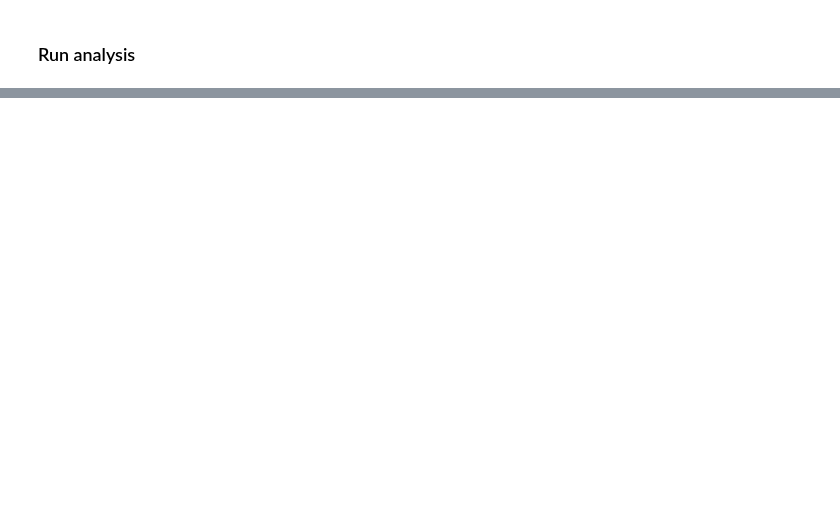
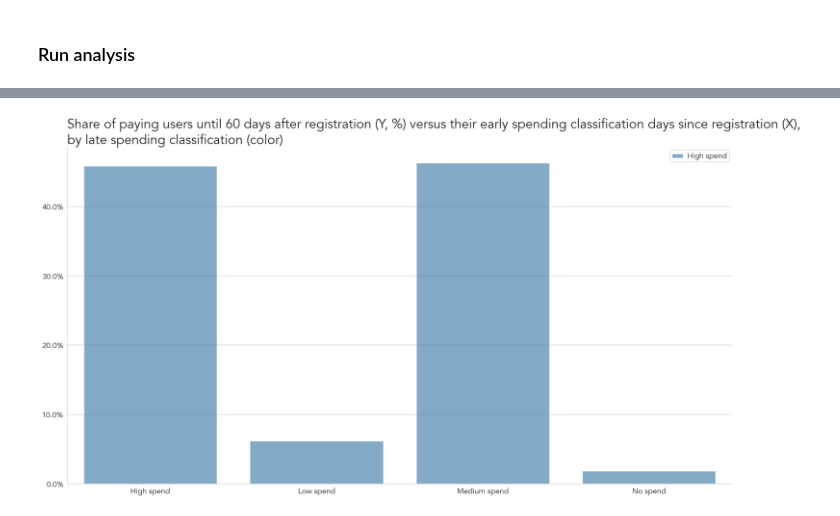
Before and after one commit to facebookincubator/LTVision, a Jupyter notebook: example.ipynb, the cells around one changed output, grey strips where cells are left out. Cells and saved outputs as stored; diff of their text form; code cells hidden in the pictures; blank space fills up the shorter version.

Commit message:
Add plot_paying_users_flow to example notebook

```diff
--- a/example.ipynb
+++ b/example.ipynb
@@ -105,0 +106,4 @@ linear_corr=0.96
+# %%
+da.plot_paying_users_flow(days_limit=60, early_limit=7, spending_breaks={'No spend': 0, 'Low spend': 10, 'Medium spend': 100, 'High spend': 99999})
+# %% [output]
+[figure, added]
```
Also changed, not shown: parts of 12 cells of this notebook.
